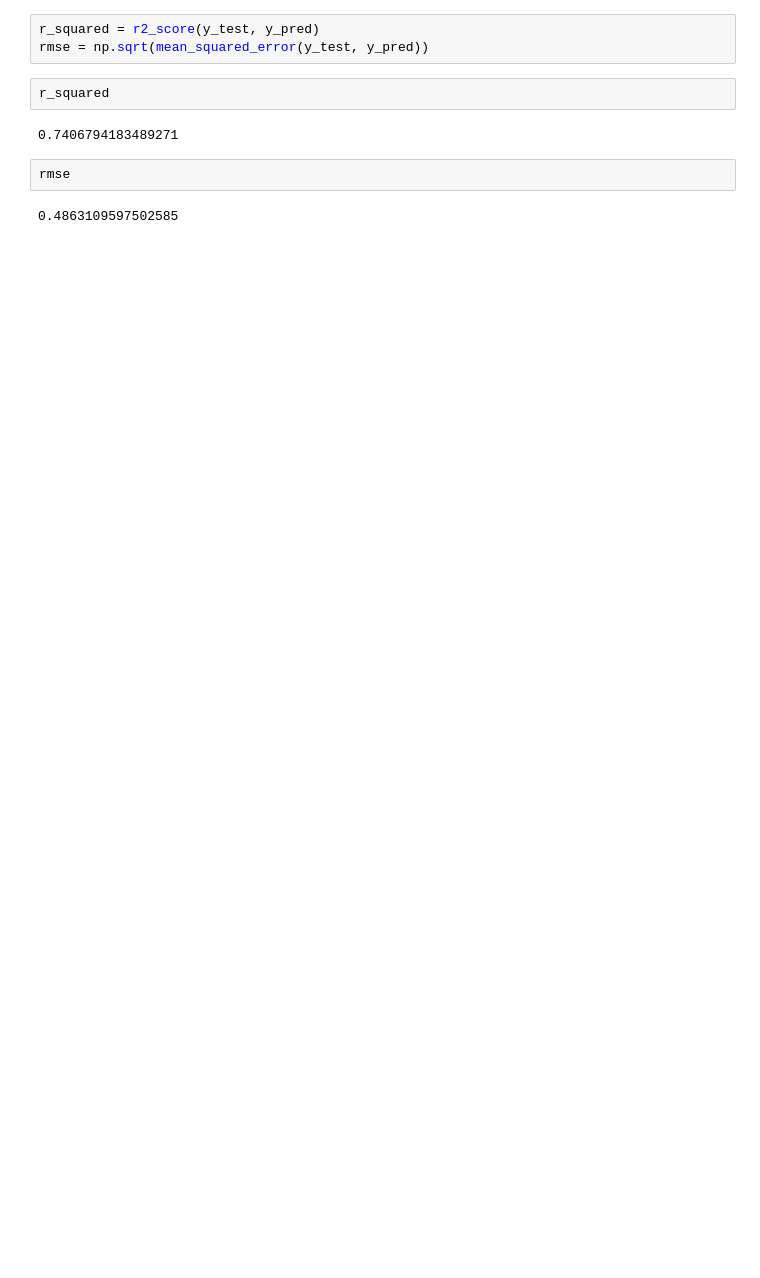
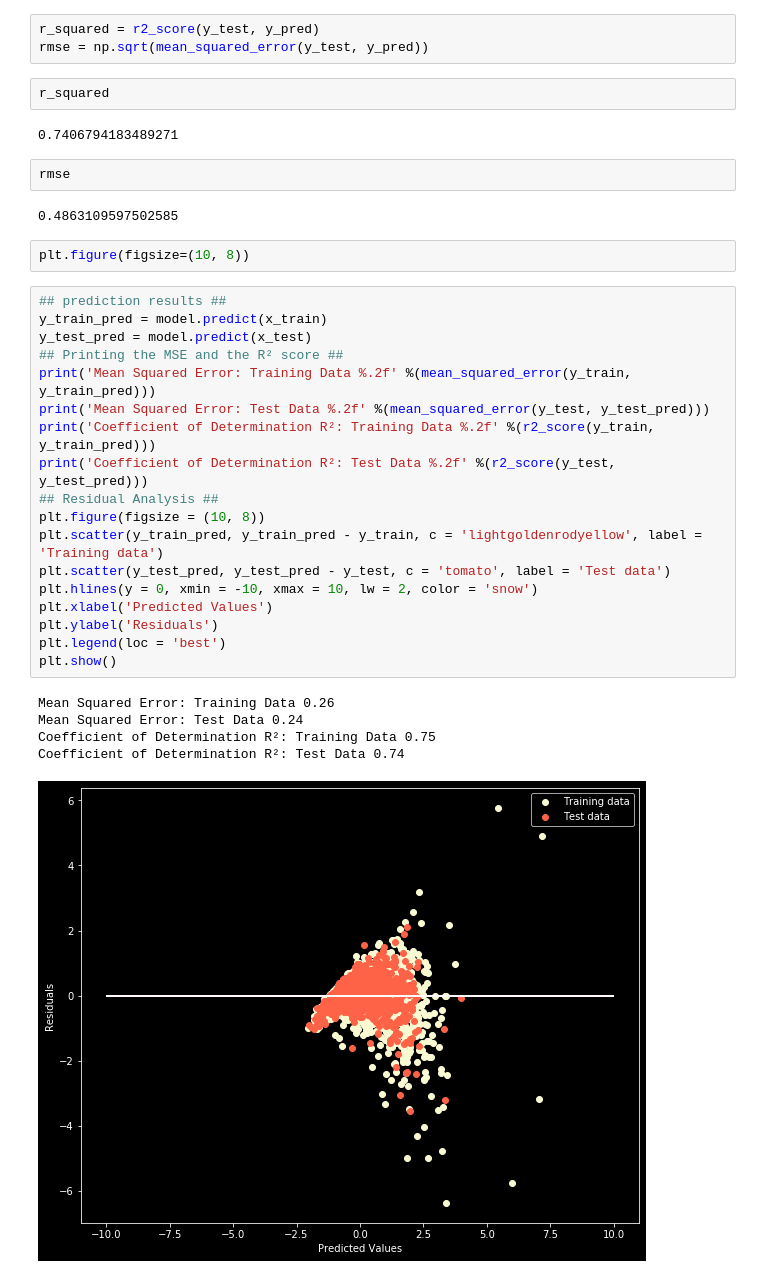
Before and after one commit to ahmed-gaal/melbourne_house_prices, a Jupyter notebook: cleaning.ipynb, the cells around one changed output. Cells and saved outputs as stored; diff of their text form; blank space fills up the shorter version.

Commit message:
data preprocessing and preliminary modelling

```diff
--- a/cleaning.ipynb
+++ b/cleaning.ipynb
@@ -171,3 +175,29 @@ r_squared
 rmse
 # %% [output]
 0.4863109597502585
+# %%
+plt.figure(figsize=(10, 8))
+# %%
+## prediction results ##
+y_train_pred = model.predict(x_train)
+y_test_pred = model.predict(x_test)
+## Printing the MSE and the R² score ##
+print('Mean Squared Error: Training Data %.2f' %(mean_squared_error(y_train, y_train_pred)))
+print('Mean Squared Error: Test Data %.2f' %(mean_squared_error(y_test, y_test_pred)))
+print('Coefficient of Determination R²: Training Data %.2f' %(r2_score(y_train, y_train_pred)))
+print('Coefficient of Determination R²: Test Data %.2f' %(r2_score(y_test, y_test_pred)))
+## Residual Analysis ##
+plt.figure(figsize = (10, 8))
+plt.scatter(y_train_pred, y_train_pred - y_train, c = 'lightgoldenrodyellow', label = 'Training data')
+plt.scatter(y_test_pred, y_test_pred - y_test, c = 'tomato', label = 'Test data')
+plt.hlines(y = 0, xmin = -10, xmax = 10, lw = 2, color = 'snow')
+plt.xlabel('Predicted Values')
+plt.ylabel('Residuals')
+plt.legend(loc = 'best')
+plt.show()
+# %% [output]
+Mean Squared Error: Training Data 0.26
+Mean Squared Error: Test Data 0.24
+Coefficient of Determination R²: Training Data 0.75
+Coefficient of Determination R²: Test Data 0.74
+[figure, added]
```
Also changed, not shown: parts of 2 cells of this notebook.
